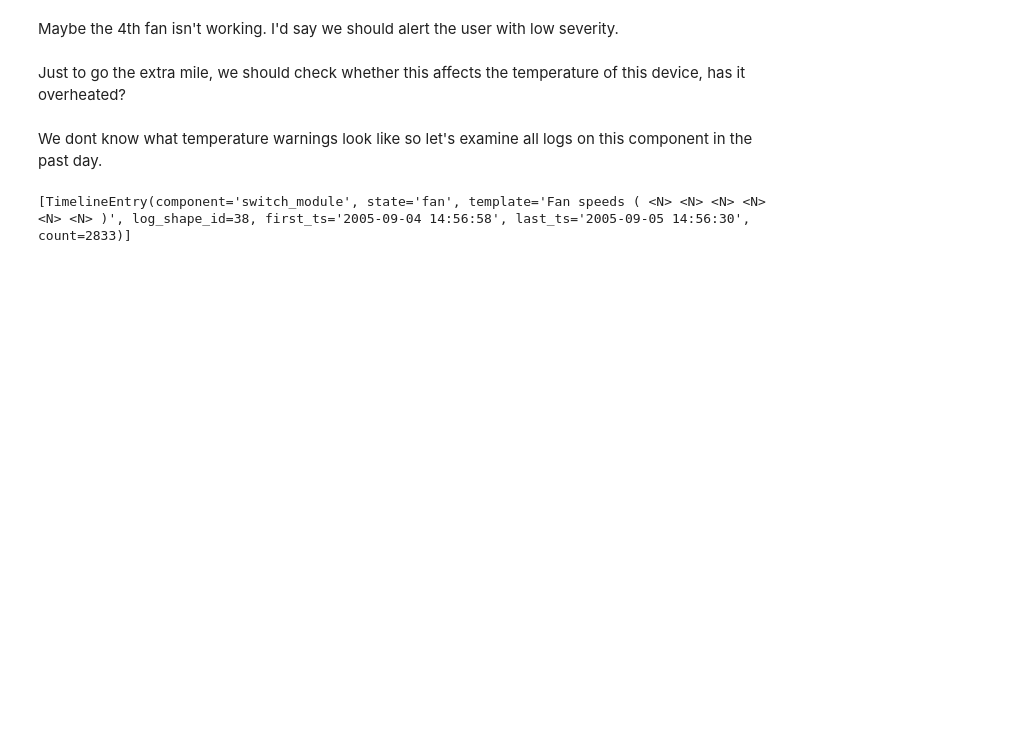
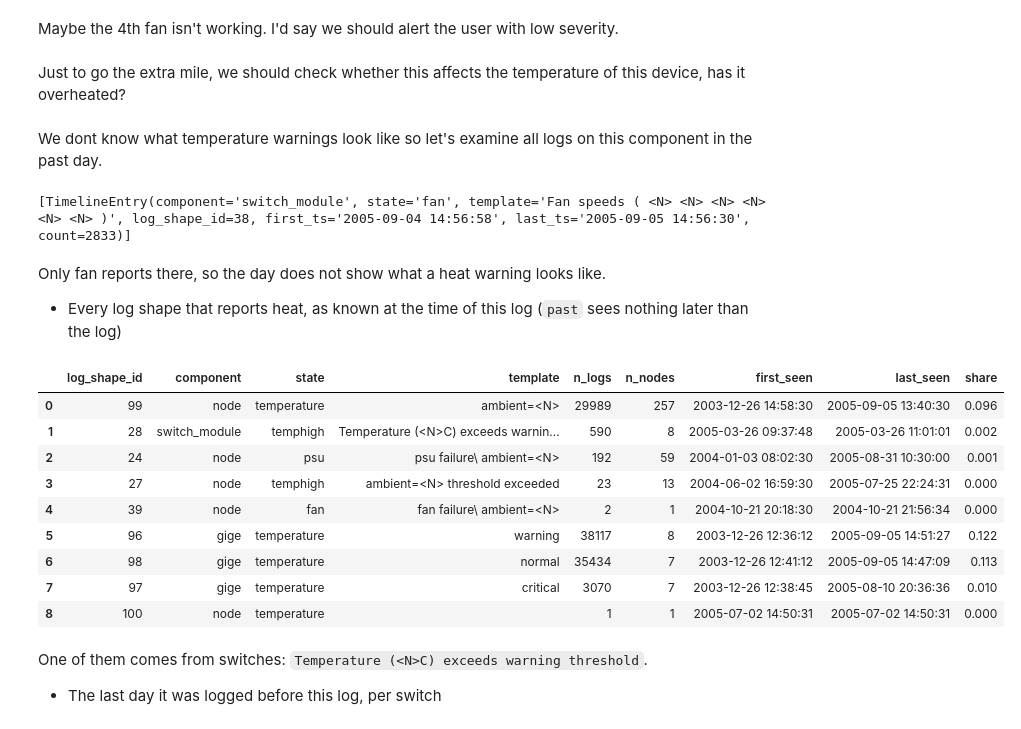
Before and after one commit to avivvv/mave-home-assignment, a Jupyter notebook: notebooks/incidents/05_fan_speeds.ipynb, the cells around one changed output. Saved outputs shown, nothing was run; the diff lists cells and outputs as text; code cells hidden in the pictures; blank space fills up the shorter version.

```diff
--- a/notebooks/incidents/05_fan_speeds.ipynb
+++ b/notebooks/incidents/05_fan_speeds.ipynb
@@ -57,3 +57,25 @@ We dont know what temperature warnings look like so let's examine all logs on th
 logs.node_timeline(log.node, log.ts - day, log.ts)
 # %% [output]
 [TimelineEntry(component='switch_module', state='fan', template='Fan speeds ( <N> <N> <N> <N> <N> <N> )', log_shape_id=38, first_ts='2005-09-04 14:56:58', last_ts='2005-09-05 14:56:30', count=2833)]
+# %% [markdown]
+Only fan reports there, so the day does not show what a heat warning looks like.
+- Every log shape that reports heat, as known at the time of this log (`past` sees nothing later than the log)
+# %%
+past = LogTools(conn, visible=log.ts)
+heat = pd.concat([past.find_log_shapes(["temperature", "ambient", "threshold"]), past.find_log_shapes(state="temperature")])
+heat = heat.drop_duplicates("log_shape_id", ignore_index=True)
+heat
+# %% [output]
+|  | log_shape_id | component | state | template | n_logs | n_nodes | first_seen | last_seen | share |
+| 0 | 99 | node | temperature | ambient=<N> | 29989 | 257 | 2003-12-26 14:58:30 | 2005-09-05 13:40:30 | 0.096 |
+| 1 | 28 | switch_module | temphigh | Temperature (<N>C) exceeds warnin... | 590 | 8 | 2005-03-26 09:37:48 | 2005-03-26 11:01:01 | 0.002 |
+| 2 | 24 | node | psu | psu failure\ ambient=<N> | 192 | 59 | 2004-01-03 08:02:30 | 2005-08-31 10:30:00 | 0.001 |
+| 3 | 27 | node | temphigh | ambient=<N> threshold exceeded | 23 | 13 | 2004-06-02 16:59:30 | 2005-07-25 22:24:31 | 0.000 |
+| 4 | 39 | node | fan | fan failure\ ambient=<N> | 2 | 1 | 2004-10-21 20:18:30 | 2004-10-21 21:56:34 | 0.000 |
+| 5 | 96 | gige | temperature | warning | 38117 | 8 | 2003-12-26 12:36:12 | 2005-09-05 14:51:27 | 0.122 |
+| 6 | 98 | gige | temperature | normal | 35434 | 7 | 2003-12-26 12:41:12 | 2005-09-05 14:47:09 | 0.113 |
+| 7 | 97 | gige | temperature | critical | 3070 | 7 | 2003-12-26 12:38:45 | 2005-08-10 20:36:36 | 0.010 |
+| 8 | 100 | node | temperature |  | 1 | 1 | 2005-07-02 14:50:31 | 2005-07-02 14:50:31 | 0.000 |
+# %% [markdown]
+One of them comes from switches: `Temperature (<N>C) exceeds warning threshold`.
+- The last day it was logged before this log, per switch
```
Also changed, not shown: parts of 7 cells of this notebook, 21 other files.
